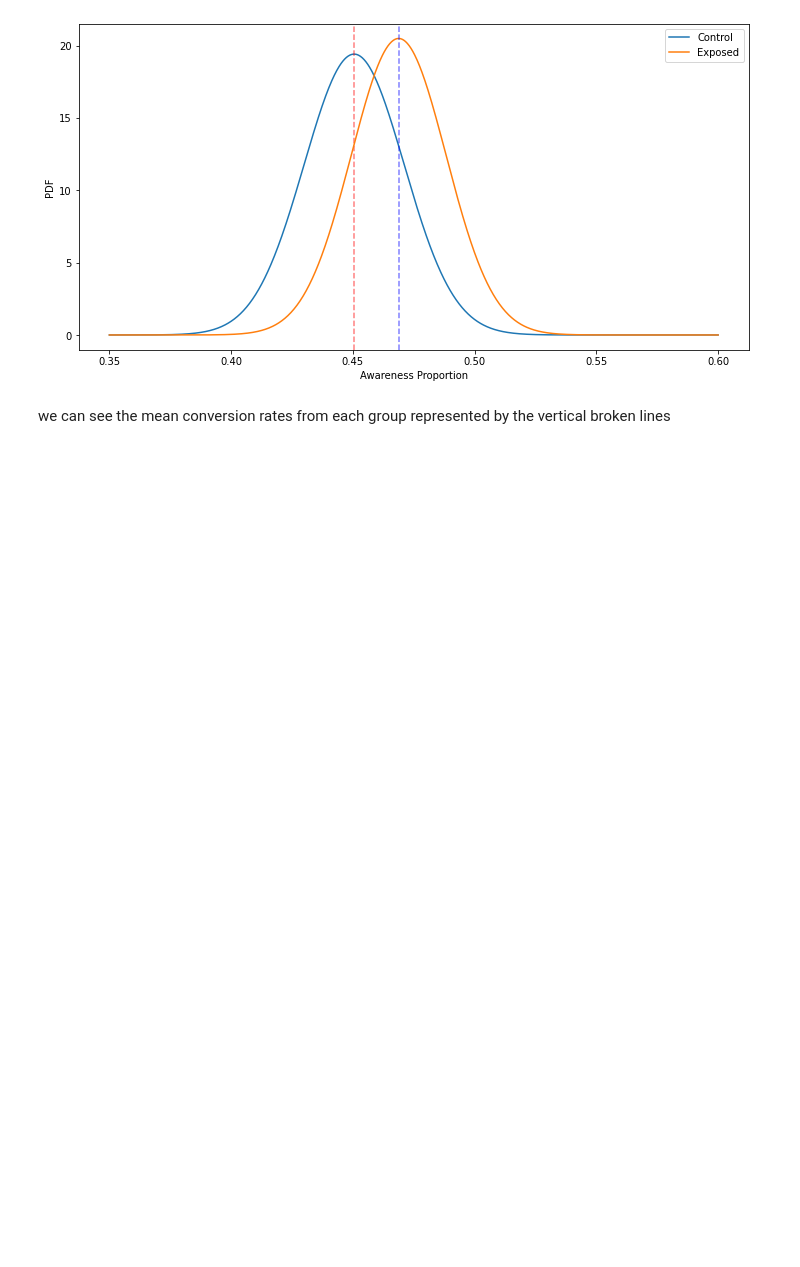
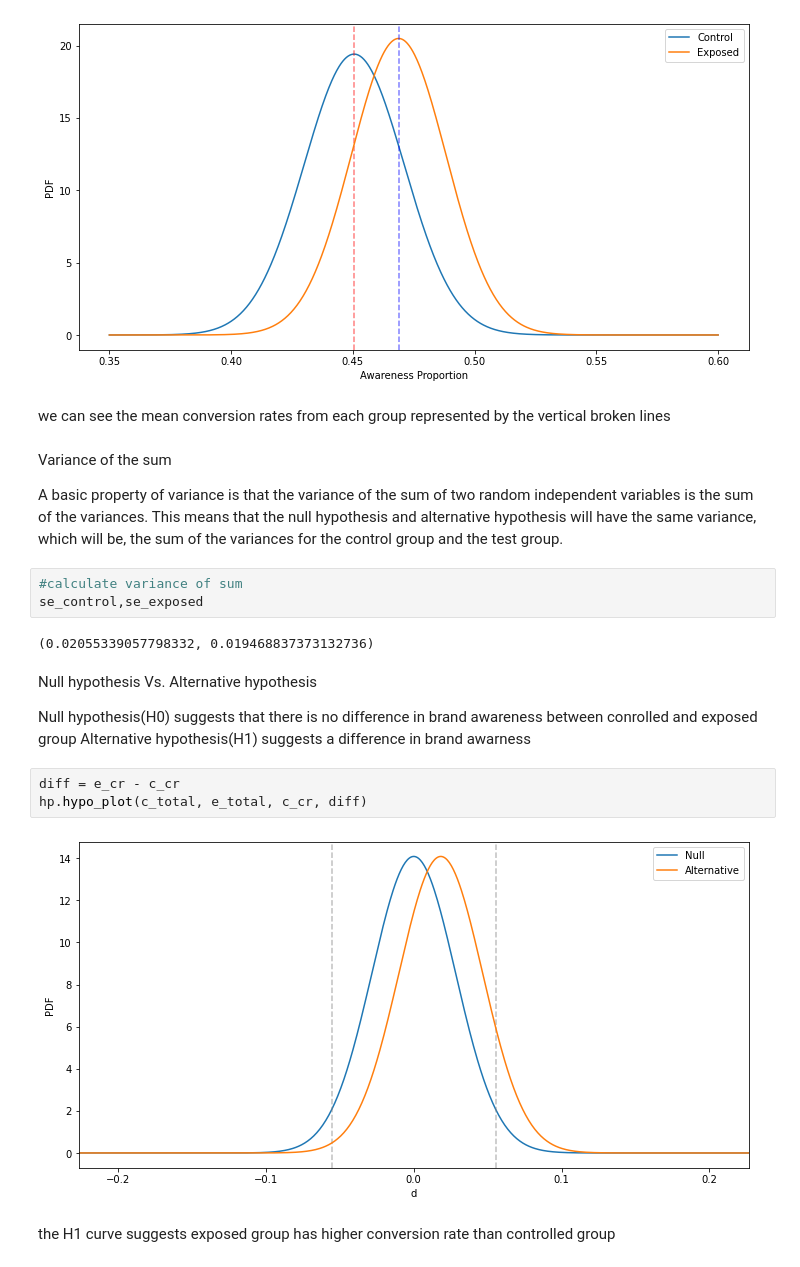
Before and after one commit to TenAcademy/A_B-Hypothesis-Testing, a Jupyter notebook: notebooks/classical_abtest.ipynb, the cells around one changed output. Cells and saved outputs as stored; diff of their text form; blank space fills up the shorter version.

Commit message:
null vs alternative hypothesis

```diff
--- a/notebooks/classical_abtest.ipynb
+++ b/notebooks/classical_abtest.ipynb
@@ -129,3 +129,25 @@ plt.show()
 [figure]
 # %% [markdown]
 we can see the mean conversion rates from each group represented by the vertical broken lines
+# %% [markdown]
+Variance of the sum
+
+A basic property of variance is that the variance of the sum of two random independent variables is the sum of the variances.
+This means that the null hypothesis and alternative hypothesis will have the same variance, which will be, the sum of the variances for the control group and the test group.
+# %%
+#calculate variance of sum
+se_control,se_exposed
+# %% [output]
+(0.02055339057798332, 0.019468837373132736)
+# %% [markdown]
+Null hypothesis Vs. Alternative hypothesis
+
+Null hypothesis(H0) suggests that there is no difference in brand awareness between conrolled and exposed group
+Alternative hypothesis(H1) suggests a difference in brand awarness
+# %%
+diff = e_cr - c_cr
+hp.hypo_plot(c_total, e_total, c_cr, diff)
+# %% [output]
+[figure, added]
+# %% [markdown]
+the H1 curve suggests exposed group has higher conversion rate than controlled group
```
